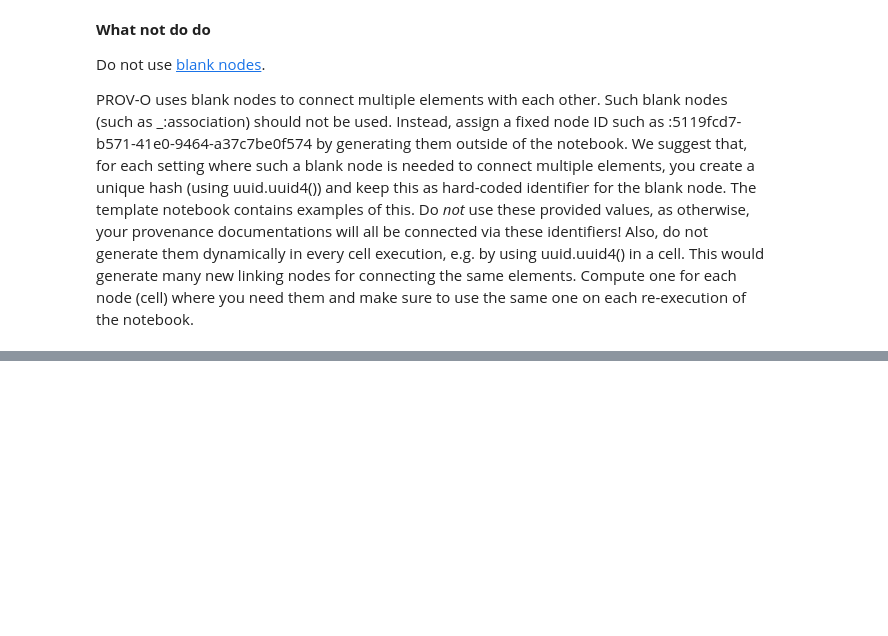
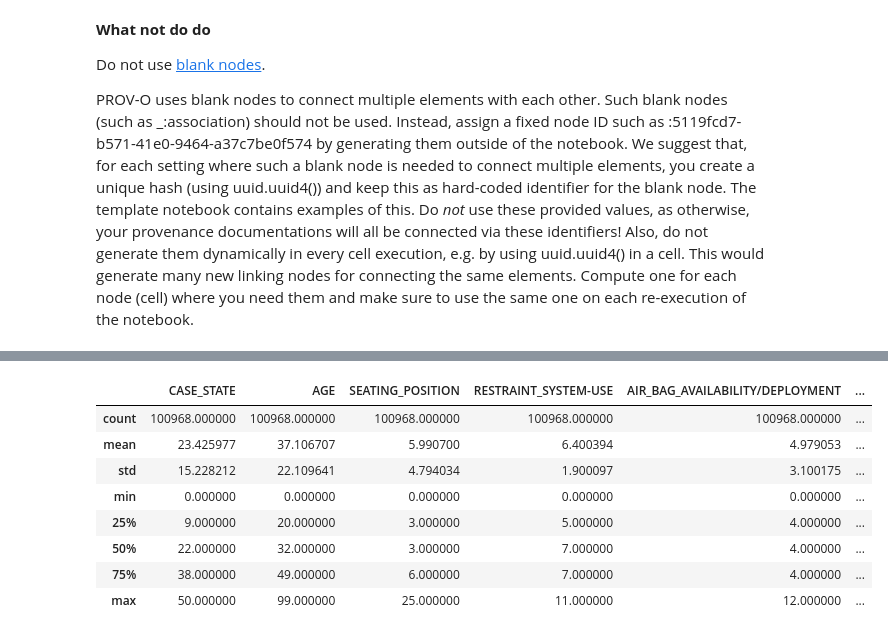
Before and after one commit to benicio-daniel/SOS_Assignment_3, a Jupyter notebook: MainNB.ipynb, the cells around one changed output, grey strips where cells are left out. Saved outputs shown, nothing was run; the diff lists cells and outputs as text; code cells hidden in the pictures; blank space fills up the shorter version.

Commit message:
added machine actionable description, basic data description and loading arff file

```diff
--- a/MainNB.ipynb
+++ b/MainNB.ipynb
@@ -114,0 +163,4 @@ ASSOC_RUN1_EXEC = '0ff89396-5f86-4497-9b5e-26e5aba9ca55'
+# %%
+arff_file = arff.loadarff('fars.arff')
+df = pd.DataFrame(arff_file[0])
+df.head()
@@ -114,0 +175,12 @@ ASSOC_RUN1_EXEC = '0ff89396-5f86-4497-9b5e-26e5aba9ca55'
+# %%
+df.info
+# %% [output]
+|  | CASE_STATE | AGE | SEATING_POSITION | RESTRAINT_SYSTEM-USE | AIR_BAG_AVAILABILITY/DEPLOYMENT | ... |
+| count | 100968.000000 | 100968.000000 | 100968.000000 | 100968.000000 | 100968.000000 | ... |
+| mean | 23.425977 | 37.106707 | 5.990700 | 6.400394 | 4.979053 | ... |
+| std | 15.228212 | 22.109641 | 4.794034 | 1.900097 | 3.100175 | ... |
+| min | 0.000000 | 0.000000 | 0.000000 | 0.000000 | 0.000000 | ... |
+| 25% | 9.000000 | 20.000000 | 3.000000 | 5.000000 | 4.000000 | ... |
+| 50% | 22.000000 | 32.000000 | 3.000000 | 7.000000 | 4.000000 | ... |
+| 75% | 38.000000 | 49.000000 | 6.000000 | 7.000000 | 4.000000 | ... |
+| max | 50.000000 | 99.000000 | 25.000000 | 11.000000 | 12.000000 | ... |
```
Also changed, not shown: parts of 8 cells of this notebook, 3 other files.
